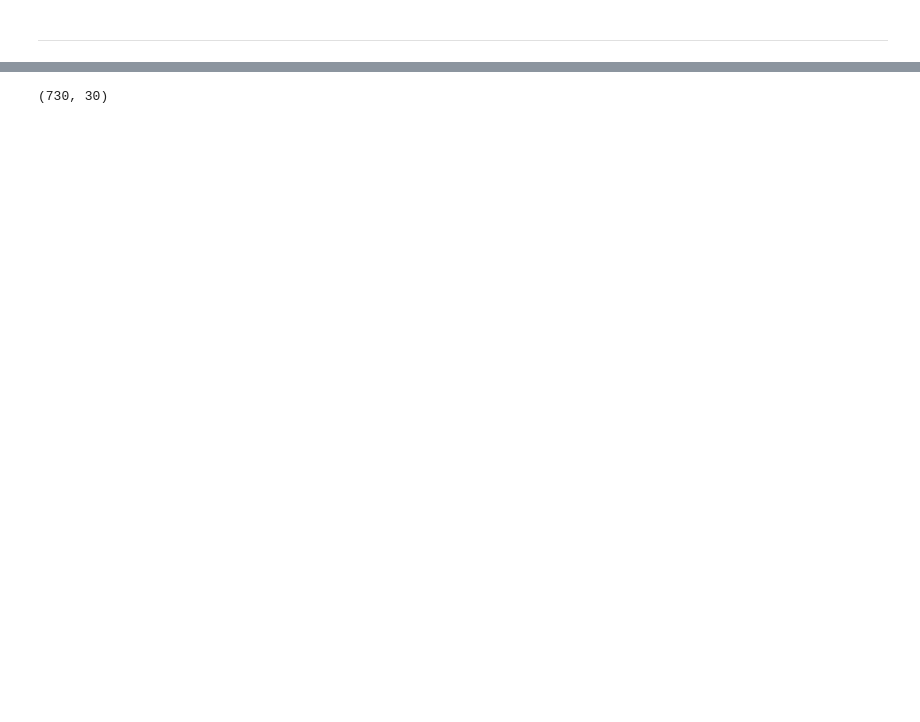
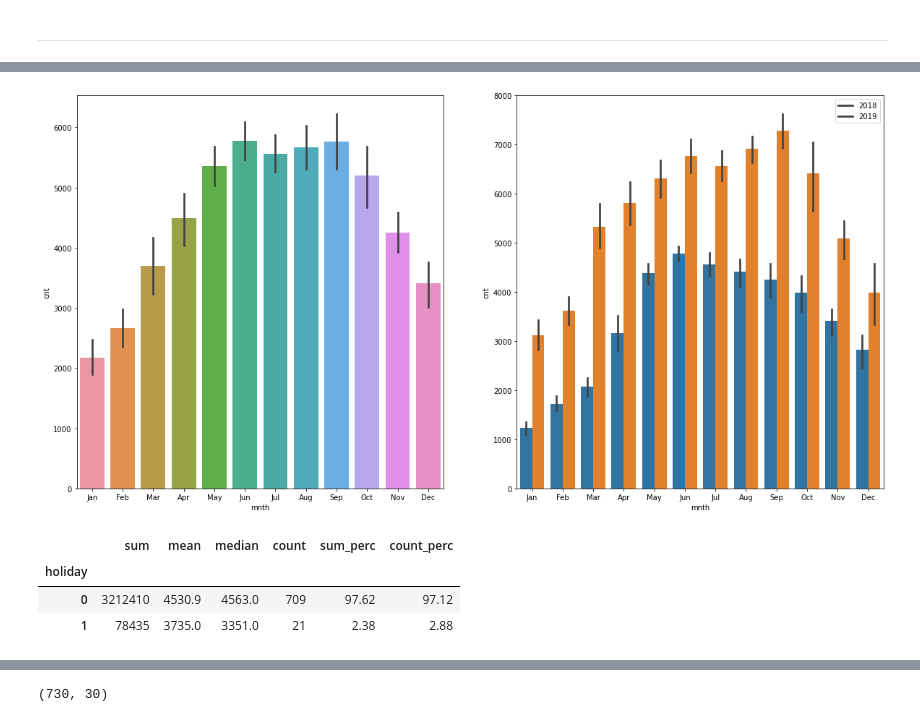
Before and after one commit to 98abhilash/Bike-Sharing-MLR, a Jupyter notebook: linear_regression.ipynb, the cells around one changed output, grey strips where cells are left out. Cells and saved outputs as stored; diff of their text form; code cells hidden in the pictures; blank space fills up the shorter version.

```diff
--- a/linear_regression.ipynb
+++ b/linear_regression.ipynb
@@ -322,0 +355,11 @@ plt.show()
+# %%
+categorical_plot('mnth',20,10)
+# %% [output]
+[figure, added]
+# %%
+categorical_stats('holiday')
+# %% [output]
+|  | sum | mean | median | count | sum_perc | count_perc |
+| holiday |  |  |  |  |  |  |
+| 0 | 3212410 | 4530.9 | 4563.0 | 709 | 97.62 | 97.12 |
+| 1 | 78435 | 3735.0 | 3351.0 | 21 | 2.38 | 2.88 |
```
Also changed, not shown: parts of 35 cells of this notebook.
